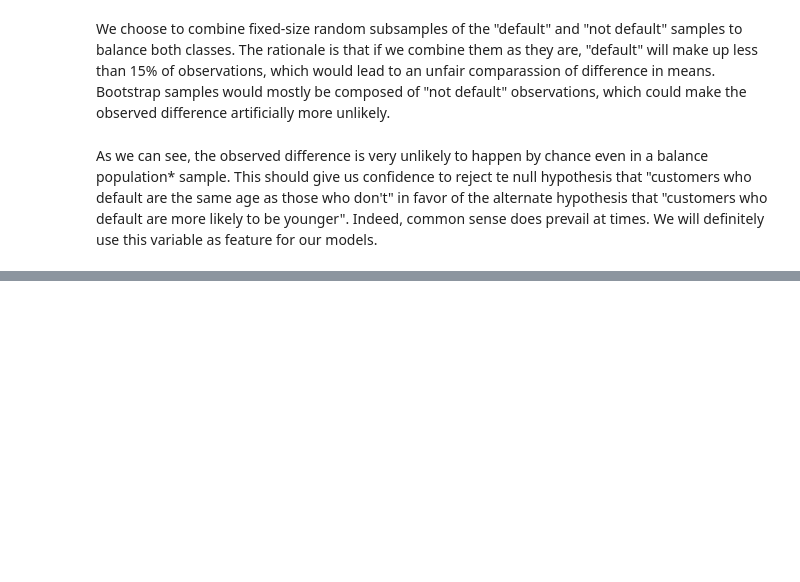
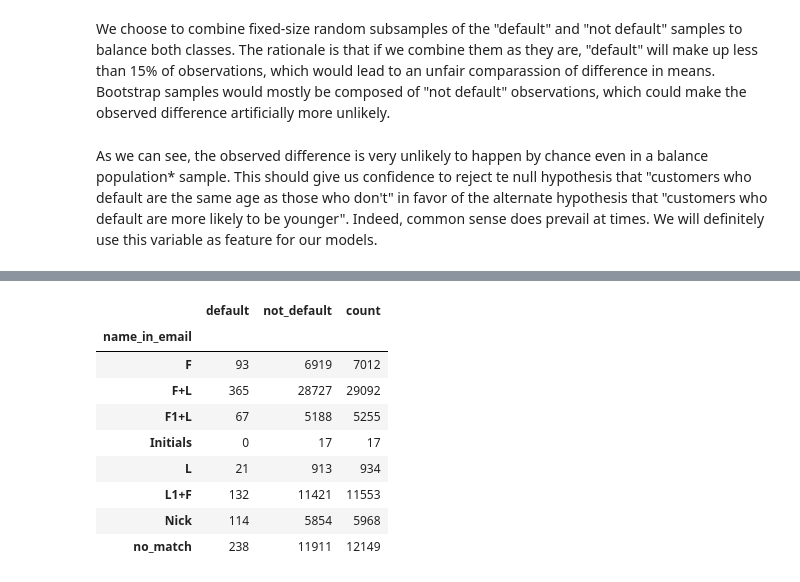
Before and after one commit to ottobricks/default_prediction_case_study, a Jupyter notebook: src/2_exploration/1_personal_variables.ipynb, the cells around one changed output, grey strips where cells are left out. Drawn from its saved outputs; the diff is of its cells as text; code cells hidden in the pictures; blank space fills up the shorter version.

```diff
--- a/src/2_exploration/1_personal_variables.ipynb
+++ b/src/2_exploration/1_personal_variables.ipynb
@@ -134,0 +147,20 @@ Name: name_in_email, dtype: int64
+# %%
+cat_profile = pd.concat(
+    [default[["name_in_email", "default"]], not_default[["name_in_email", "default"]]]
+).groupby("name_in_email")["default"].agg(["sum", "count"]).assign(
+    default=lambda df: df["sum"],
+    not_default=lambda df: df["count"] - df["sum"]
+)[["default", "not_default", "count"]].transform(lambda s: s.astype(int))
+
+cat_profile
+# %% [output]
+|  | default | not_default | count |
+| name_in_email |  |  |  |
+| F | 93 | 6919 | 7012 |
+| F+L | 365 | 28727 | 29092 |
+| F1+L | 67 | 5188 | 5255 |
+| Initials | 0 | 17 | 17 |
+| L | 21 | 913 | 934 |
+| L1+F | 132 | 11421 | 11553 |
+| Nick | 114 | 5854 | 5968 |
+| no_match | 238 | 11911 | 12149 |
```
Also changed, not shown: parts of 13 cells of this notebook.
